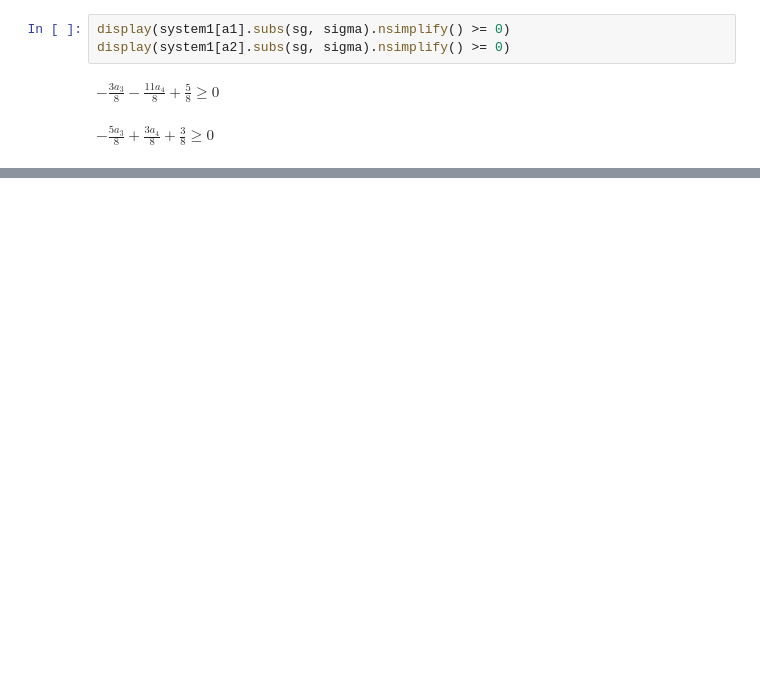
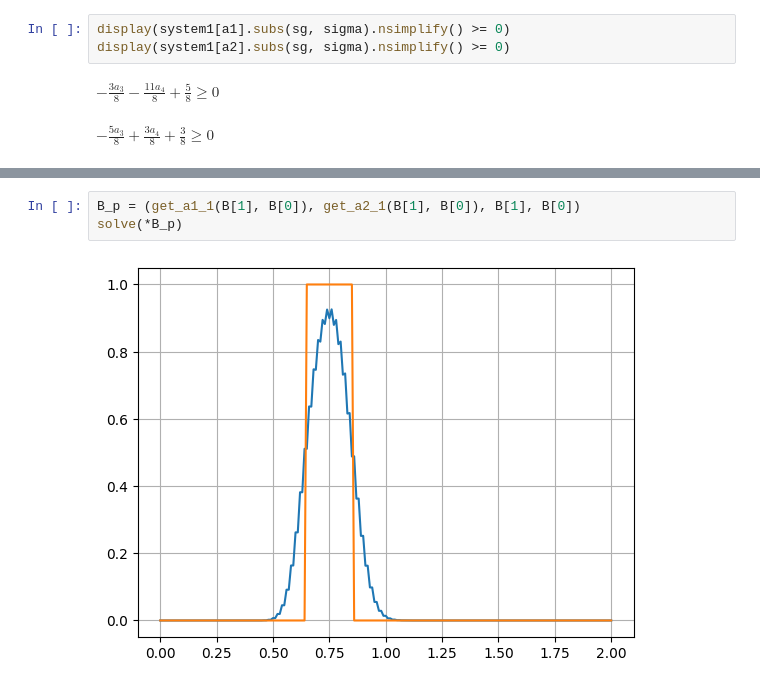
Before and after one commit to ItsMyPain/NCP, a Jupyter notebook: Lab 1/theoretical.ipynb, the cells around one changed output, grey strips where cells are left out. Saved outputs shown, nothing was run; the diff lists cells and outputs as text; blank space fills up the shorter version.

```diff
--- a/Lab 1/theoretical.ipynb
+++ b/Lab 1/theoretical.ipynb
@@ -220,0 +252,5 @@ fig.set_size_inches(16, 10)
+# %%
+B_p = (get_a1_1(B[1], B[0]), get_a2_1(B[1], B[0]), B[1], B[0])
+solve(*B_p)
+# %% [output]
+[figure, added]
```
Also changed, not shown: parts of 46 cells of this notebook, 3 other files.
